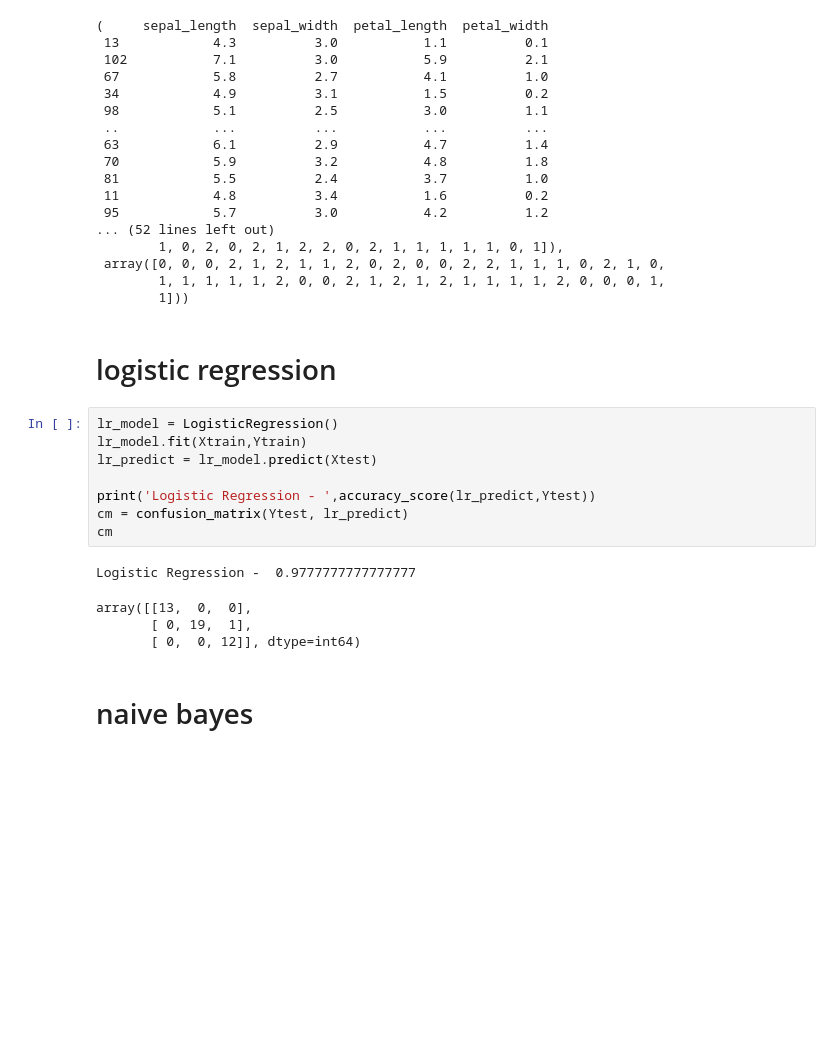
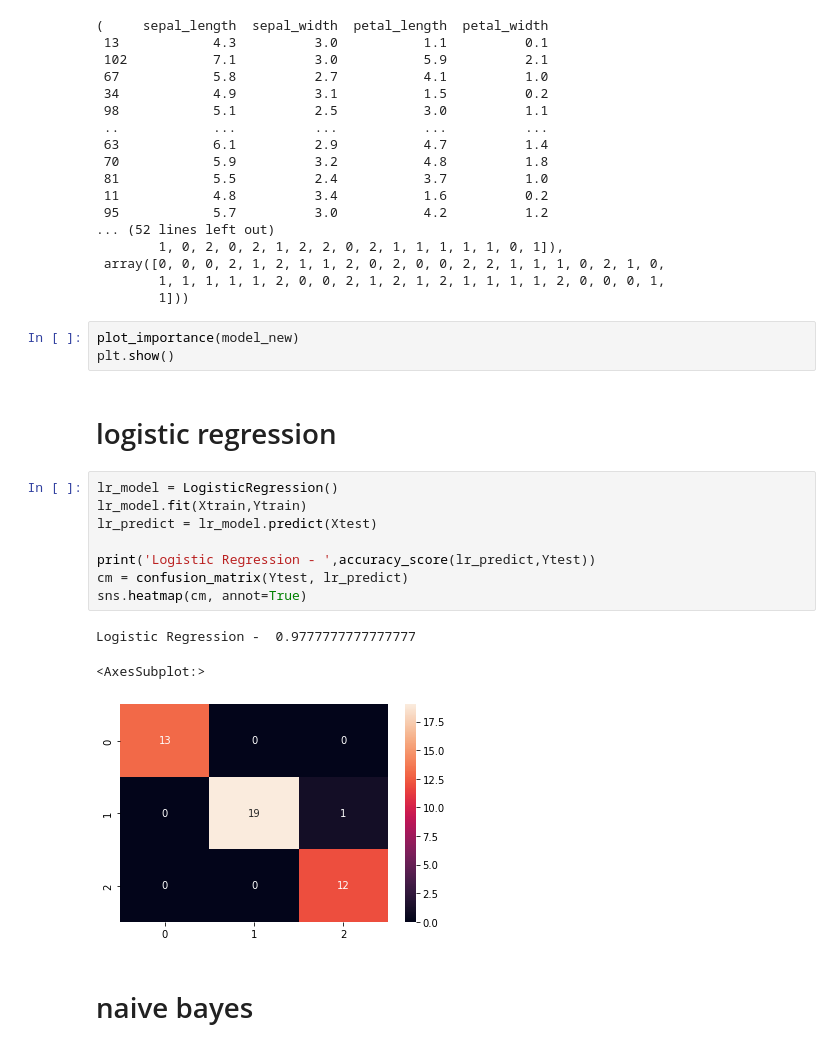
Before and after one commit to banshee0716/Data-Science-Handbook-practice, a Jupyter notebook: practice.ipynb, the cells around one changed output. Drawn from its saved outputs; the diff is of its cells as text; blank space fills up the shorter version.

```diff
--- a/practice.ipynb
+++ b/practice.ipynb
@@ -169,21 +172,23 @@ Xtrain,Xtest,Ytrain,Ytest
  array([0, 0, 0, 2, 1, 2, 1, 1, 2, 0, 2, 0, 0, 2, 2, 1, 1, 1, 0, 2, 1, 0,
         1, 1, 1, 1, 1, 2, 0, 0, 2, 1, 2, 1, 2, 1, 1, 1, 1, 2, 0, 0, 0, 1,
         1]))
+# %%
+plot_importance(model_new)
+plt.show()
 # %% [markdown]
 # logistic regression
 # %%
 lr_model = LogisticRegression()
 lr_model.fit(Xtrain,Ytrain)
 lr_predict = lr_model.predict(Xtest)
 
 print('Logistic Regression - ',accuracy_score(lr_predict,Ytest))
 cm = confusion_matrix(Ytest, lr_predict)
-cm
+sns.heatmap(cm, annot=True)
 # %% [output]
 Logistic Regression -  0.9777777777777777
-array([[13,  0,  0],
-       [ 0, 19,  1],
-       [ 0,  0, 12]], dtype=int64)
+<AxesSubplot:>
+[figure, added]
 # %% [markdown]
 # naive bayes
 # %%
```
Also changed, not shown: parts of 8 cells of this notebook.
